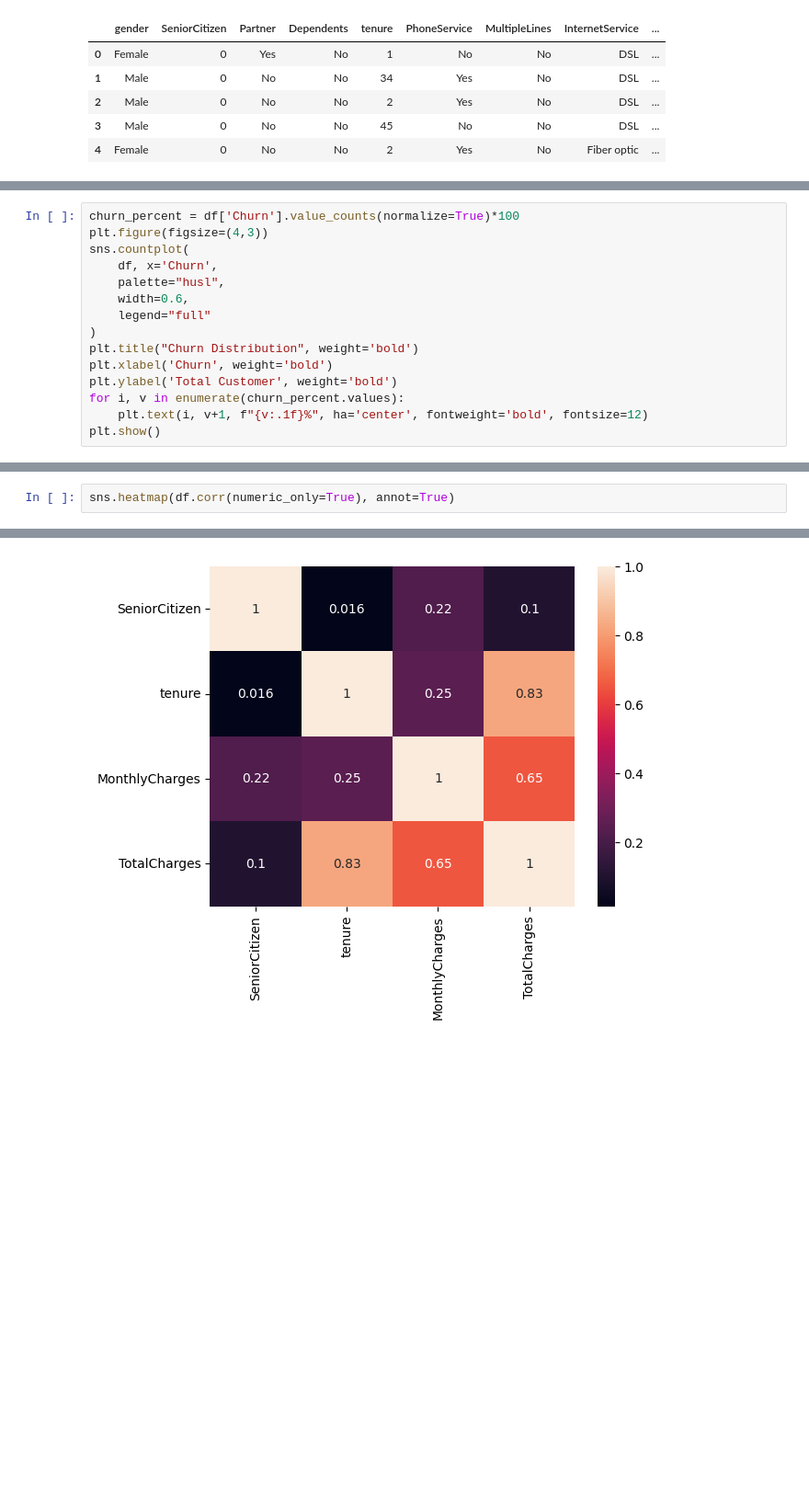
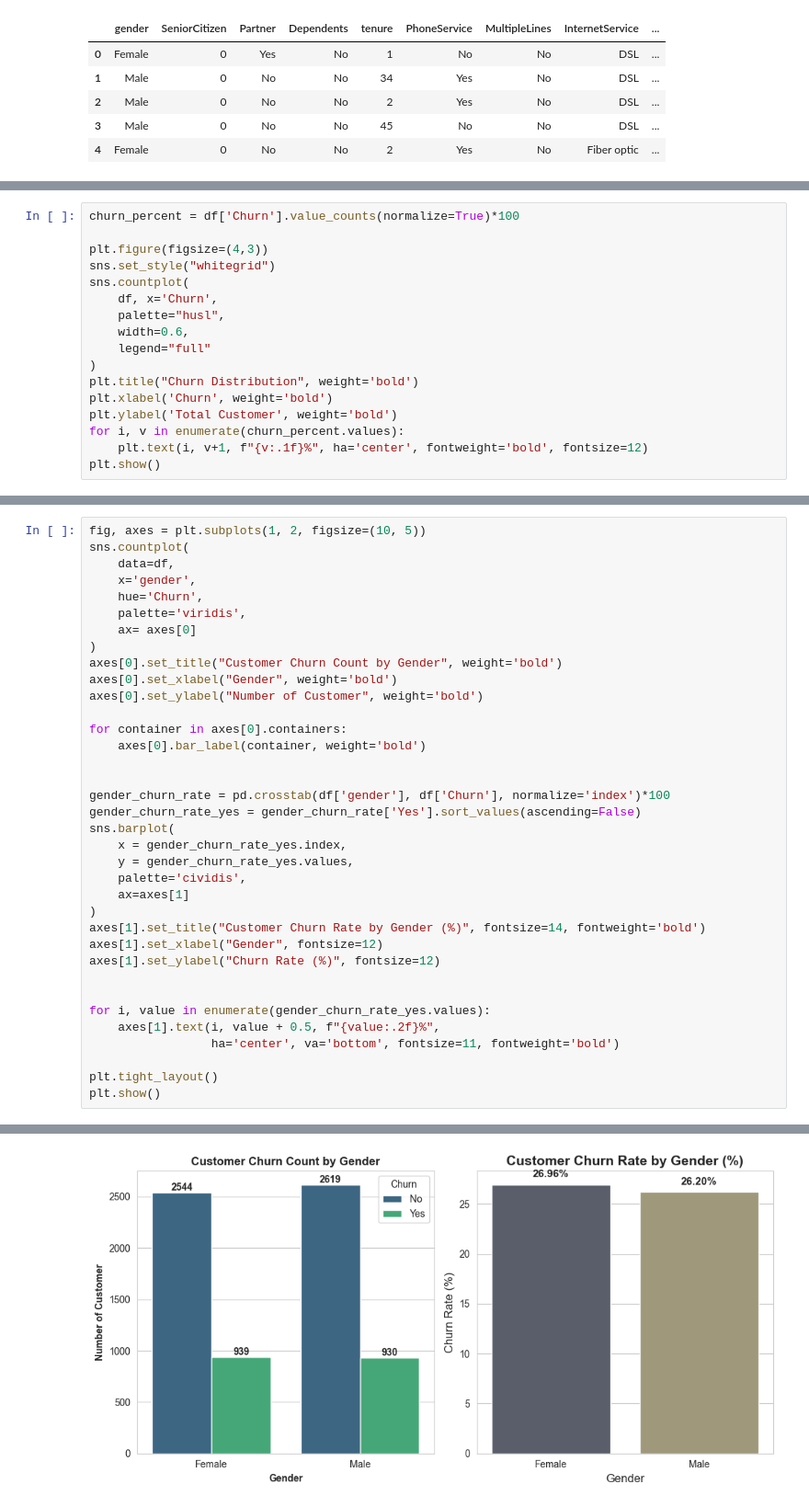
Before and after one commit to Md-Maruf-1727/customer-churn-prediction-ml, a Jupyter notebook: NoteBooks/03_eda_visualization.ipynb, the cells around one changed output, grey strips where cells are left out. Shown at 92% size. Cells and saved outputs as stored; diff of their text form; blank space fills up the shorter version.

Commit message:
gender churn

```diff
--- a/NoteBooks/03_eda_visualization.ipynb
+++ b/NoteBooks/03_eda_visualization.ipynb
@@ -17,6 +21,8 @@ df.head()
 # %%
 churn_percent = df['Churn'].value_counts(normalize=True)*100
+
 plt.figure(figsize=(4,3))
+sns.set_style("whitegrid")
 sns.countplot(
     df, x='Churn',
     palette="husl",
@@ -34,3 +41,37 @@ plt.show()
 # %%
-sns.heatmap(df.corr(numeric_only=True), annot=True)
+fig, axes = plt.subplots(1, 2, figsize=(10, 5))
+sns.countplot(
+    data=df,
+    x='gender',
+    hue='Churn',
+    palette='viridis',
+    ax= axes[0]
+)
+axes[0].set_title("Customer Churn Count by Gender", weight='bold')
+axes[0].set_xlabel("Gender", weight='bold')
+axes[0].set_ylabel("Number of Customer", weight='bold')
+
+for container in axes[0].containers:
+    axes[0].bar_label(container, weight='bold')
+
+
+gender_churn_rate = pd.crosstab(df['gender'], df['Churn'], normalize='index')*100
+gender_churn_rate_yes = gender_churn_rate['Yes'].sort_values(ascending=False)
+sns.barplot(
+    x = gender_churn_rate_yes.index,
+    y = gender_churn_rate_yes.values,
+    palette='cividis',
+    ax=axes[1]
+)
+axes[1].set_title("Customer Churn Rate by Gender (%)", fontsize=14, fontweight='bold')
+axes[1].set_xlabel("Gender", fontsize=12)
+axes[1].set_ylabel("Churn Rate (%)", fontsize=12)
+
+
+for i, value in enumerate(gender_churn_rate_yes.values):
+    axes[1].text(i, value + 0.5, f"{value:.2f}%",
+                 ha='center', va='bottom', fontsize=11, fontweight='bold')
+
+plt.tight_layout()
+plt.show()
 # %% [output]
@@ -38 +78 @@ sns.heatmap(df.corr(numeric_only=True), annot=True)
-[figure, old version]
+[figure, new version]
```
Also changed, not shown: parts of 3 cells of this notebook.
